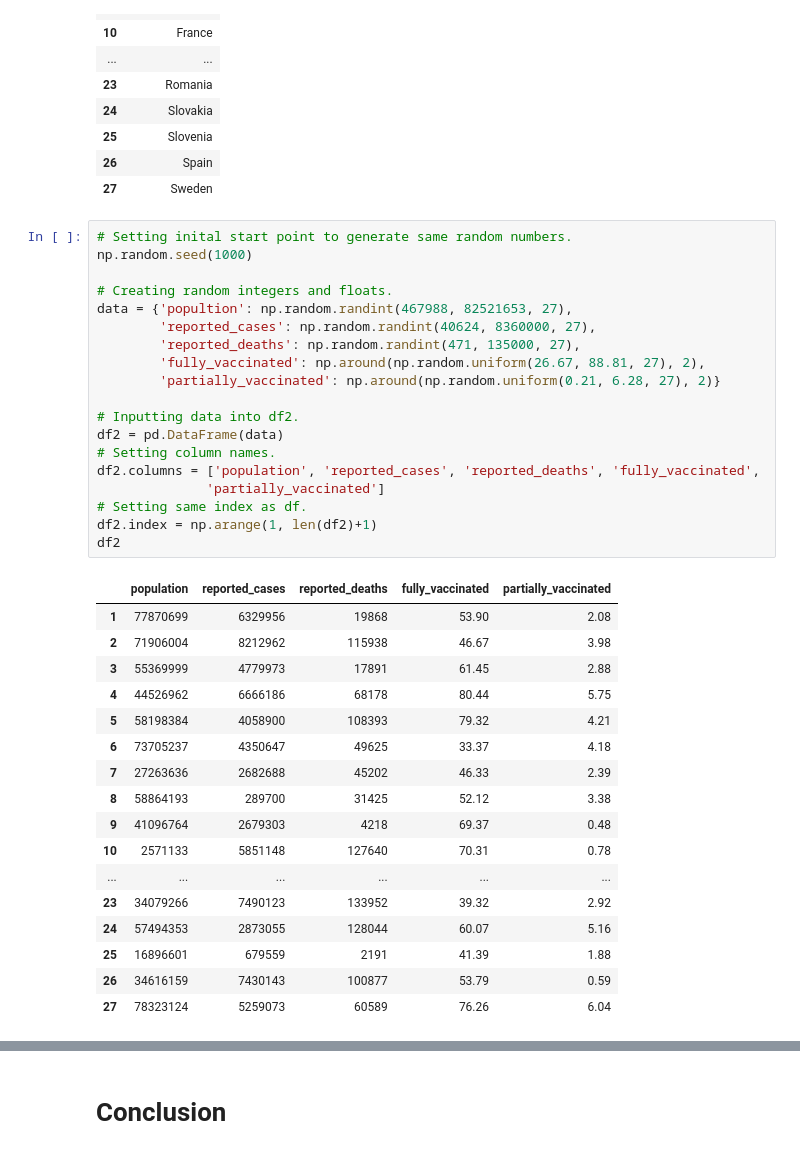
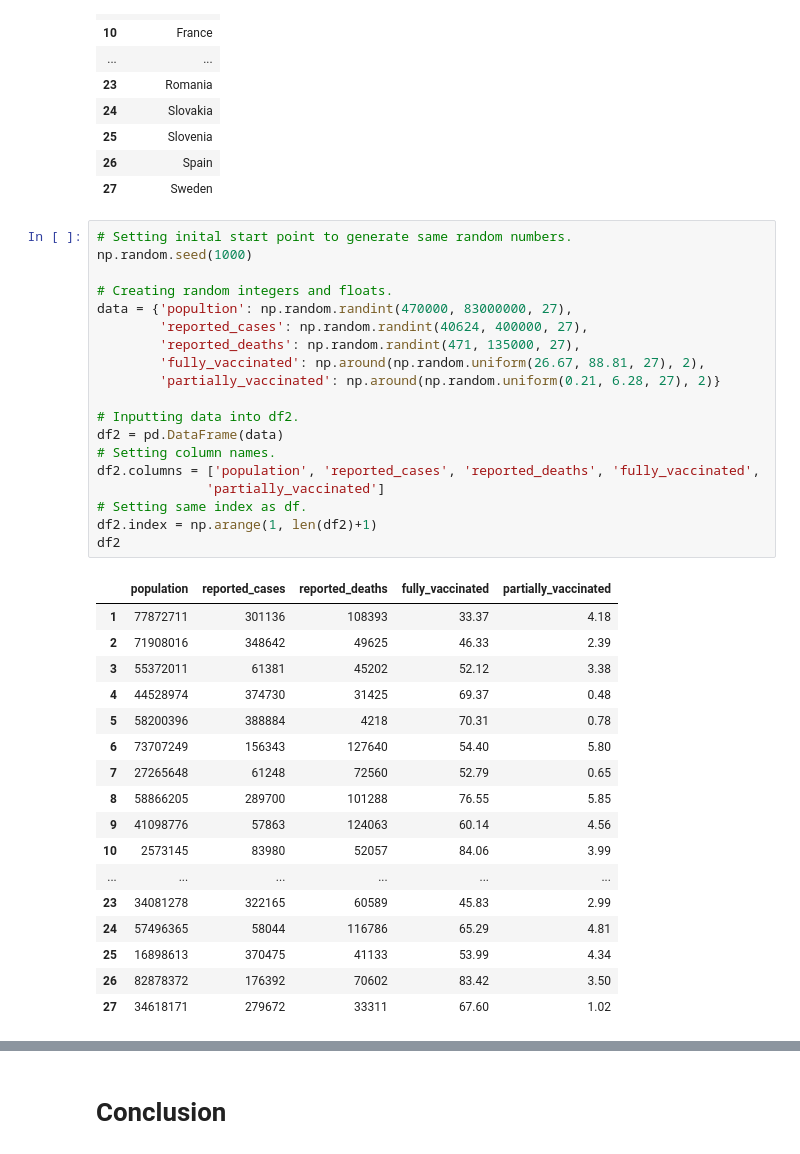
Before and after one commit to SarahMcN25/programming_for_D.A.project, a Jupyter notebook: project.ipynb, the cells around one changed output, grey strips where cells are left out. Cells and saved outputs as stored; diff of their text form.

```diff
--- a/project.ipynb
+++ b/project.ipynb
@@ -387,40 +171,40 @@ df
 # %%
 # Setting inital start point to generate same random numbers.
 np.random.seed(1000)
 
 # Creating random integers and floats.
-data = {'popultion': np.random.randint(467988, 82521653, 27),
-        'reported_cases': np.random.randint(40624, 8360000, 27),
+data = {'popultion': np.random.randint(470000, 83000000, 27),
+        'reported_cases': np.random.randint(40624, 400000, 27),
         'reported_deaths': np.random.randint(471, 135000, 27),
         'fully_vaccinated': np.around(np.random.uniform(26.67, 88.81, 27), 2),
         'partially_vaccinated': np.around(np.random.uniform(0.21, 6.28, 27), 2)}
 
 # Inputting data into df2.
 df2 = pd.DataFrame(data)
 # Setting column names.
 df2.columns = ['population', 'reported_cases', 'reported_deaths', 'fully_vaccinated',
               'partially_vaccinated']
 # Setting same index as df.
 df2.index = np.arange(1, len(df2)+1)
 df2
 # %% [output]
 |  | population | reported_cases | reported_deaths | fully_vaccinated | partially_vaccinated |
-| 1 | 77870699 | 6329956 | 19868 | 53.90 | 2.08 |
-| 2 | 71906004 | 8212962 | 115938 | 46.67 | 3.98 |
-| 3 | 55369999 | 4779973 | 17891 | 61.45 | 2.88 |
-| 4 | 44526962 | 6666186 | 68178 | 80.44 | 5.75 |
-| 5 | 58198384 | 4058900 | 108393 | 79.32 | 4.21 |
-| 6 | 73705237 | 4350647 | 49625 | 33.37 | 4.18 |
-| 7 | 27263636 | 2682688 | 45202 | 46.33 | 2.39 |
-| 8 | 58864193 | 289700 | 31425 | 52.12 | 3.38 |
-| 9 | 41096764 | 2679303 | 4218 | 69.37 | 0.48 |
-| 10 | 2571133 | 5851148 | 127640 | 70.31 | 0.78 |
+| 1 | 77872711 | 301136 | 108393 | 33.37 | 4.18 |
+| 2 | 71908016 | 348642 | 49625 | 46.33 | 2.39 |
+| 3 | 55372011 | 61381 | 45202 | 52.12 | 3.38 |
+| 4 | 44528974 | 374730 | 31425 | 69.37 | 0.48 |
+| 5 | 58200396 | 388884 | 4218 | 70.31 | 0.78 |
+| 6 | 73707249 | 156343 | 127640 | 54.40 | 5.80 |
+| 7 | 27265648 | 61248 | 72560 | 52.79 | 0.65 |
+| 8 | 58866205 | 289700 | 101288 | 76.55 | 5.85 |
+| 9 | 41098776 | 57863 | 124063 | 60.14 | 4.56 |
+| 10 | 2573145 | 83980 | 52057 | 84.06 | 3.99 |
 | ... | ... | ... | ... | ... | ... |
-| 23 | 34079266 | 7490123 | 133952 | 39.32 | 2.92 |
-| 24 | 57494353 | 2873055 | 128044 | 60.07 | 5.16 |
-| 25 | 16896601 | 679559 | 2191 | 41.39 | 1.88 |
-| 26 | 34616159 | 7430143 | 100877 | 53.79 | 0.59 |
-| 27 | 78323124 | 5259073 | 60589 | 76.26 | 6.04 |
+| 23 | 34081278 | 322165 | 60589 | 45.83 | 2.99 |
+| 24 | 57496365 | 58044 | 116786 | 65.29 | 4.81 |
+| 25 | 16898613 | 370475 | 41133 | 53.99 | 4.34 |
+| 26 | 82878372 | 176392 | 70602 | 83.42 | 3.50 |
+| 27 | 34618171 | 279672 | 33311 | 67.60 | 1.02 |
 # %%
 # Joining df2 to df.
 df = df.join(df2)
```
Also changed, not shown: parts of 54 cells of this notebook, 3 other files.
